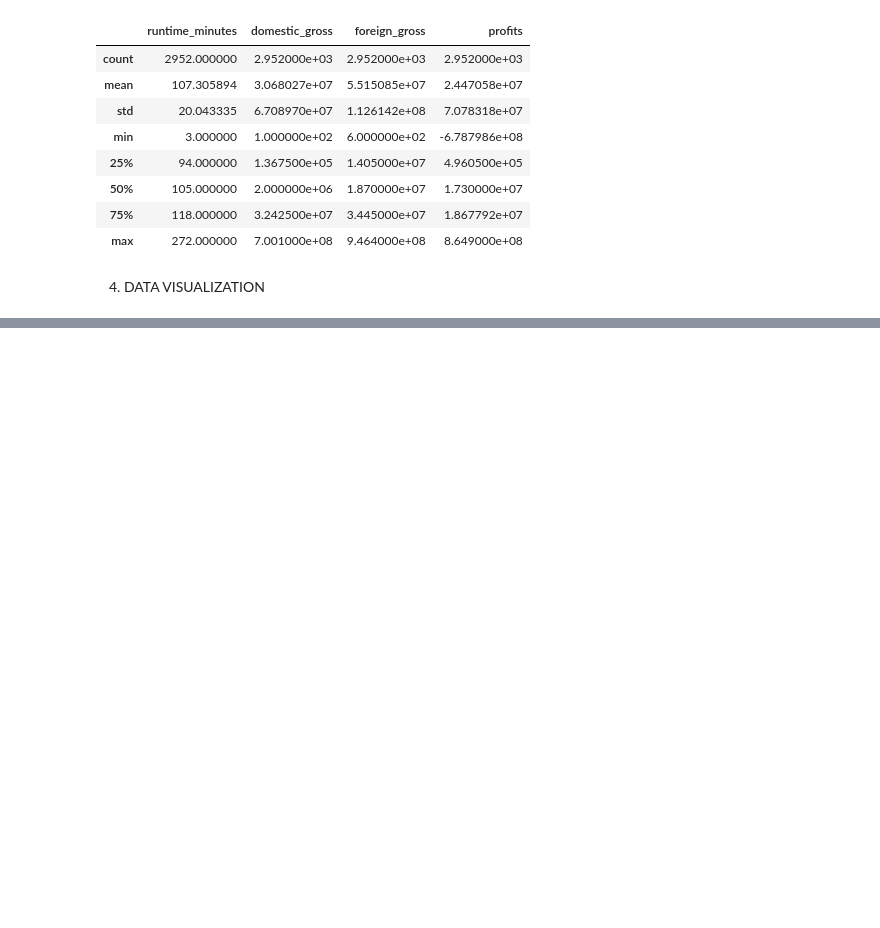
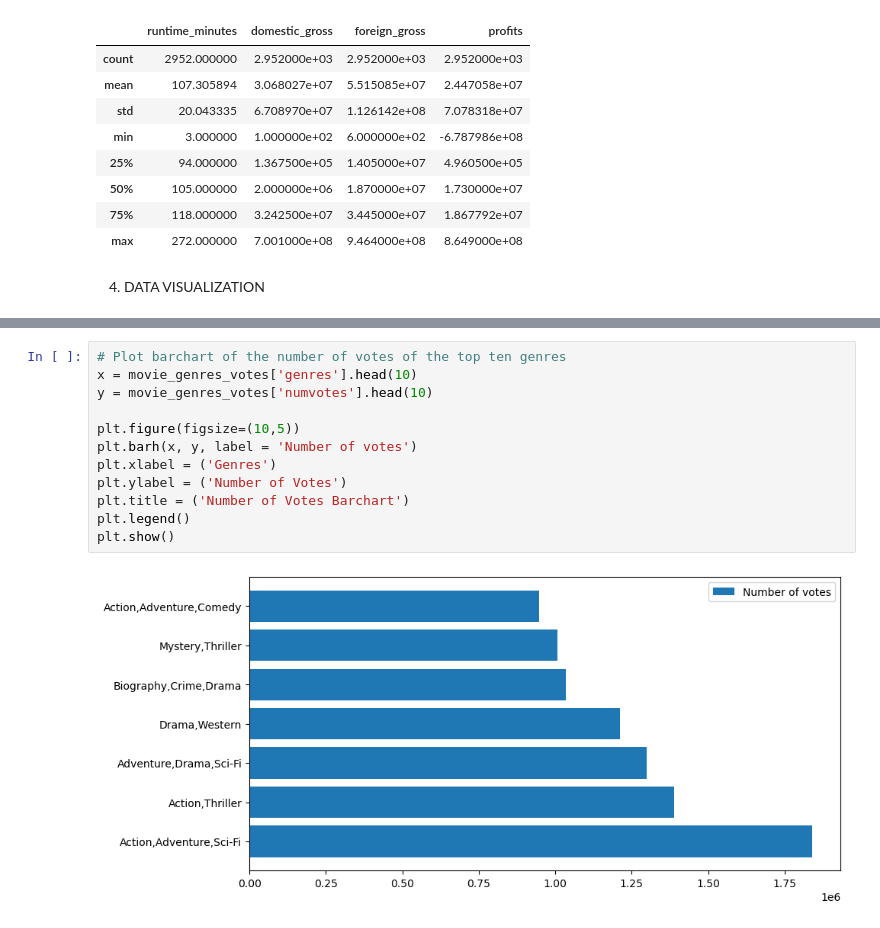
Before and after one commit to lynnndero/PHASE--1-PROJECT, a Jupyter notebook: Index.ipynb, the cells around one changed output, grey strips where cells are left out. Saved outputs shown, nothing was run; the diff lists cells and outputs as text; blank space fills up the shorter version.

```diff
--- a/Index.ipynb
+++ b/Index.ipynb
@@ -528,0 +603,14 @@ movie_stat_summary
+# %%
+# Plot barchart of the number of votes of the top ten genres
+x = movie_genres_votes['genres'].head(10)
+y = movie_genres_votes['numvotes'].head(10)
+
+plt.figure(figsize=(10,5))
+plt.barh(x, y, label = 'Number of votes')
+plt.xlabel = ('Genres')
+plt.ylabel = ('Number of Votes')
+plt.title = ('Number of Votes Barchart')
+plt.legend()
+plt.show()
+# %% [output]
+[figure, added]
```
Also changed, not shown: parts of 15 cells of this notebook.
